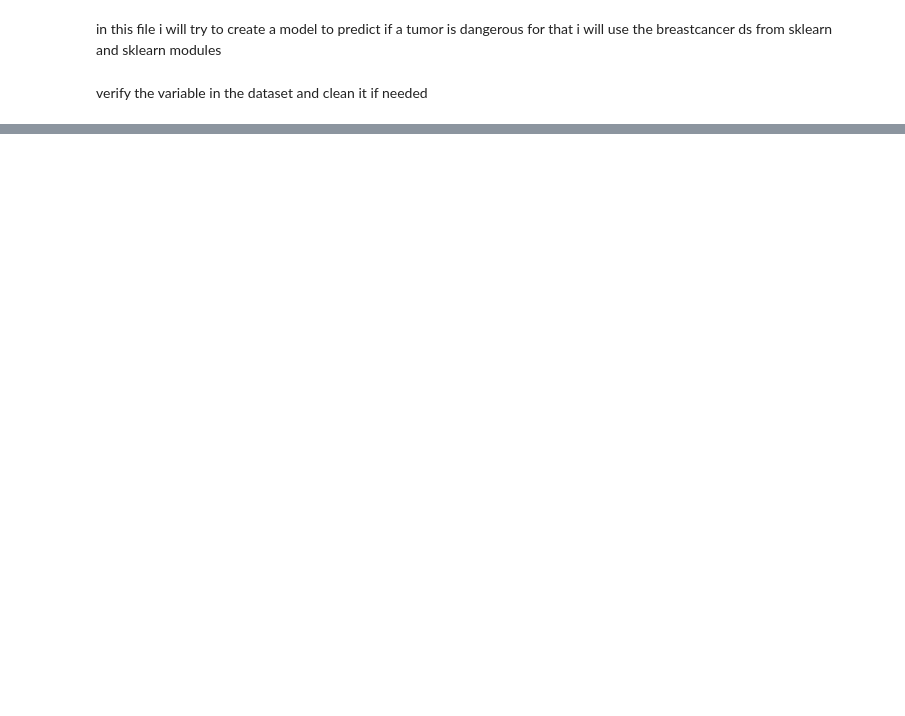
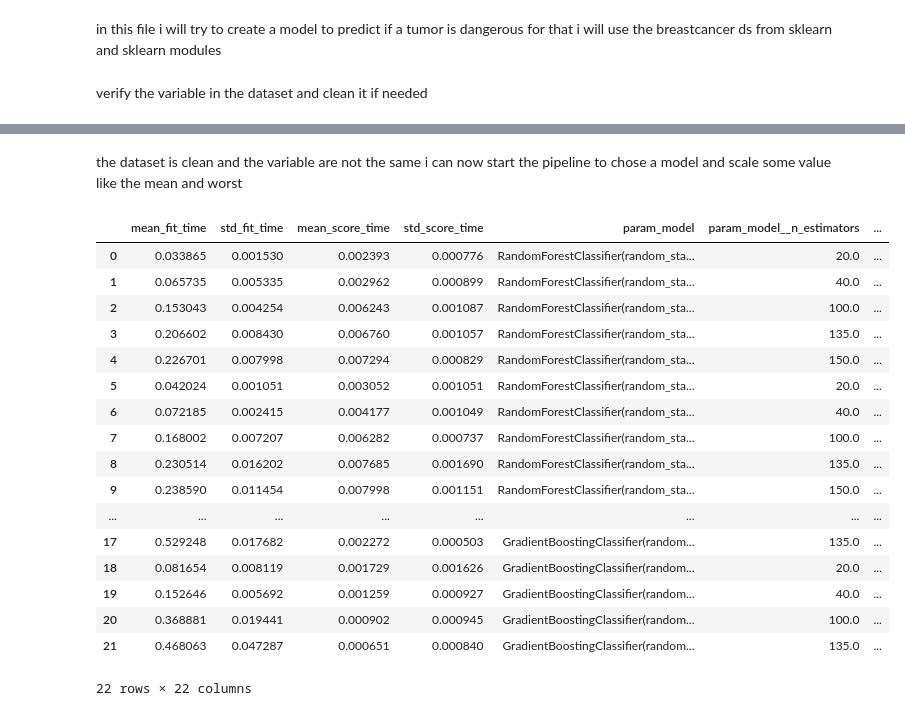
Before and after one commit to Psoro77/Learning-python-journey-, a Jupyter notebook: sklearn-test/breastcancer.ipynb, the cells around one changed output, grey strips where cells are left out. Saved outputs shown, nothing was run; the diff lists cells and outputs as text; code cells hidden in the pictures; blank space fills up the shorter version.

```diff
--- a/sklearn-test/breastcancer.ipynb
+++ b/sklearn-test/breastcancer.ipynb
@@ -35,0 +49,55 @@ df.cov()
+# %% [markdown]
+the dataset is clean and the variable are not the same
+i can now start the pipeline to chose a model and scale some value like the mean and worst
+# %%
+X, y = ds['data'], ds['target']
+X_train, X_test, y_train, y_test =train_test_split(X,y, test_size= 0.2, random_state=42)
+# pipe = make_pipeline(QuantileTransformer(),('model', RandomForestClassifier()))
+
+
+pipe = Pipeline(
+    [('scale', QuantileTransformer()),
+    ('model', RandomForestClassifier())], #per defaultmodel will be replaced
+)
+param_grid = [
+    {"model": [RandomForestClassifier(random_state=42)],
+     "model__n_estimators": [ 20,40,100,135,150],
+     "scale": [StandardScaler()]
+      },
+    {"model": [RandomForestClassifier(random_state=42)],
+     "model__n_estimators": [ 20,40,100,135,150],
+     "scale": [QuantileTransformer()]
+      },
+    {"model": [KNeighborsClassifier()],
+      "model__n_neighbors": [ 10,20,30,50]},
+    {"model": [GradientBoostingClassifier(random_state=42)],
+    "model__n_estimators": [ 20,40,100,135]
+       },
+    {"model": [GradientBoostingClassifier(random_state=42)],
+    "model__n_estimators": [20,40,100,135],
+    "scale": [StandardScaler()]
+       }
+]
+searchmodel = GridSearchCV(estimator=pipe,param_grid= param_grid, cv= 10,n_jobs=-1)
+searchmodel.fit(X_train, y_train)
+cvres = pd.DataFrame(searchmodel.cv_results_)
+cvres
+# %% [output]
+|  | mean_fit_time | std_fit_time | mean_score_time | std_score_time | param_model | param_model__n_estimators | ... |
+| 0 | 0.033865 | 0.001530 | 0.002393 | 0.000776 | RandomForestClassifier(random_sta... | 20.0 | ... |
+| 1 | 0.065735 | 0.005335 | 0.002962 | 0.000899 | RandomForestClassifier(random_sta... | 40.0 | ... |
+| 2 | 0.153043 | 0.004254 | 0.006243 | 0.001087 | RandomForestClassifier(random_sta... | 100.0 | ... |
+| 3 | 0.206602 | 0.008430 | 0.006760 | 0.001057 | RandomForestClassifier(random_sta... | 135.0 | ... |
+| 4 | 0.226701 | 0.007998 | 0.007294 | 0.000829 | RandomForestClassifier(random_sta... | 150.0 | ... |
+| 5 | 0.042024 | 0.001051 | 0.003052 | 0.001051 | RandomForestClassifier(random_sta... | 20.0 | ... |
+| 6 | 0.072185 | 0.002415 | 0.004177 | 0.001049 | RandomForestClassifier(random_sta... | 40.0 | ... |
+| 7 | 0.168002 | 0.007207 | 0.006282 | 0.000737 | RandomForestClassifier(random_sta... | 100.0 | ... |
+| 8 | 0.230514 | 0.016202 | 0.007685 | 0.001690 | RandomForestClassifier(random_sta... | 135.0 | ... |
+| 9 | 0.238590 | 0.011454 | 0.007998 | 0.001151 | RandomForestClassifier(random_sta... | 150.0 | ... |
+| ... | ... | ... | ... | ... | ... | ... | ... |
+| 17 | 0.529248 | 0.017682 | 0.002272 | 0.000503 | GradientBoostingClassifier(random... | 135.0 | ... |
+| 18 | 0.081654 | 0.008119 | 0.001729 | 0.001626 | GradientBoostingClassifier(random... | 20.0 | ... |
+| 19 | 0.152646 | 0.005692 | 0.001259 | 0.000927 | GradientBoostingClassifier(random... | 40.0 | ... |
+| 20 | 0.368881 | 0.019441 | 0.000902 | 0.000945 | GradientBoostingClassifier(random... | 100.0 | ... |
+| 21 | 0.468063 | 0.047287 | 0.000651 | 0.000840 | GradientBoostingClassifier(random... | 135.0 | ... |
+22 rows × 22 columns
```
Also changed, not shown: parts of 12 cells of this notebook.
